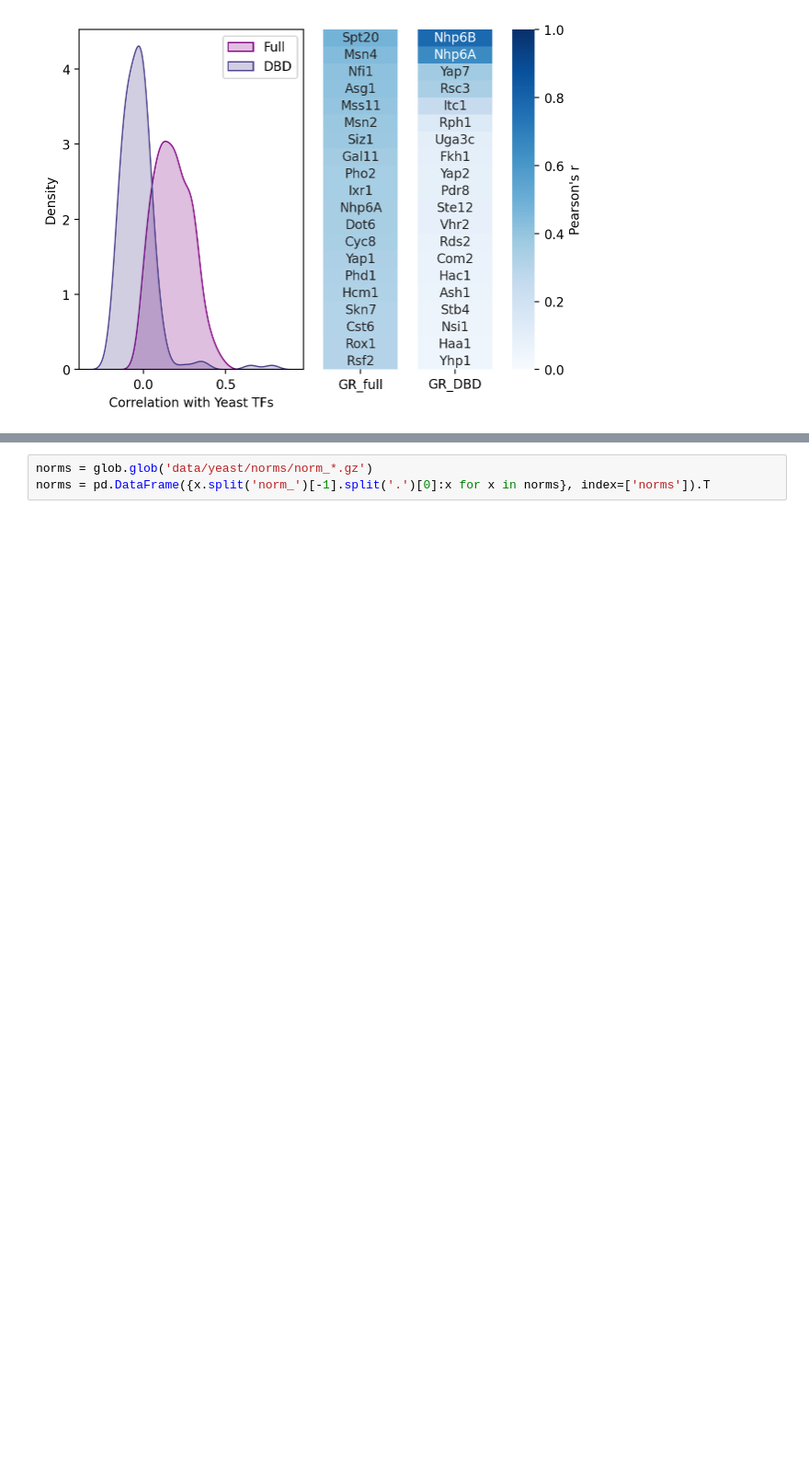
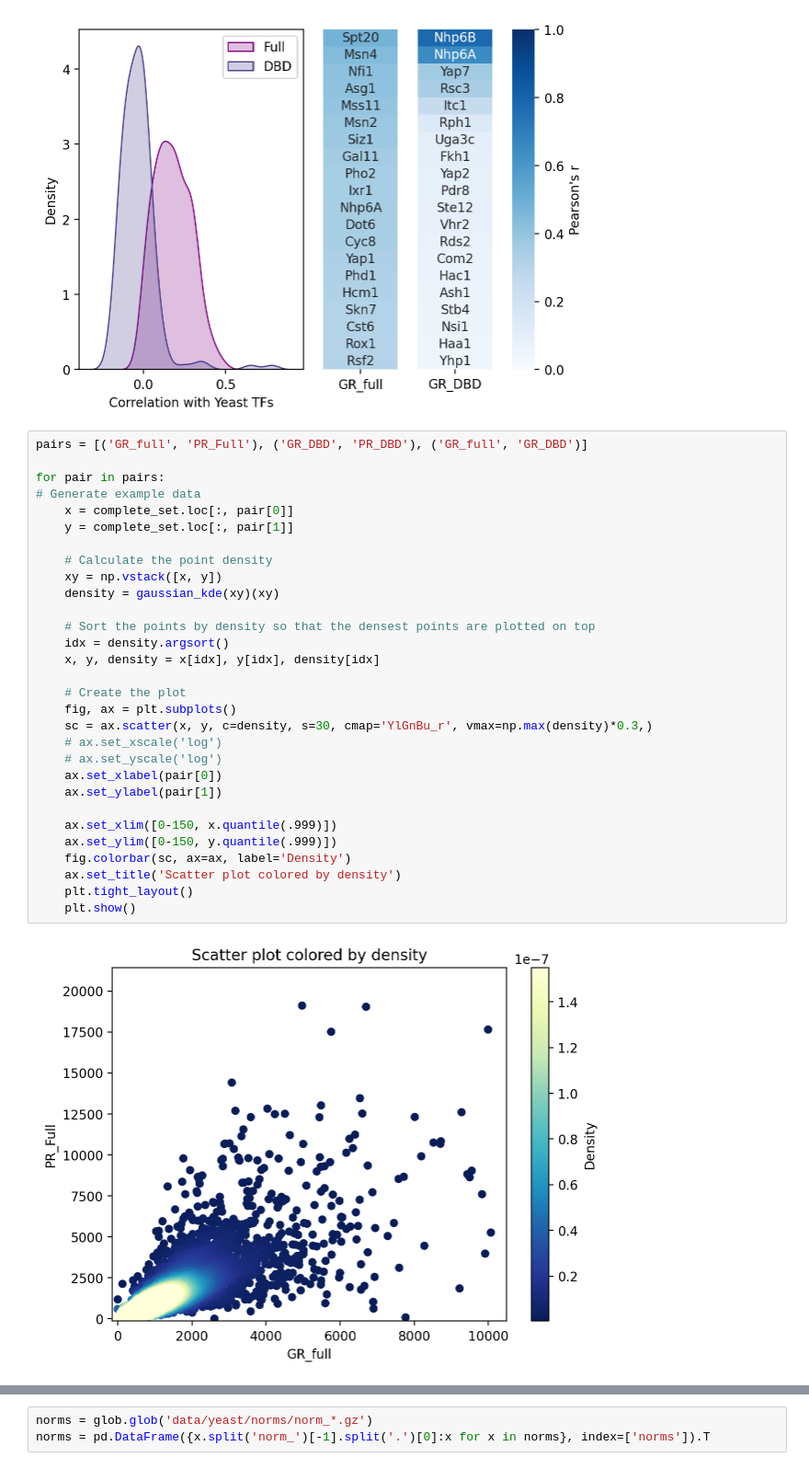
Before and after one commit to vmindel/ZigShoMinMan_2025, a Jupyter notebook: Fig7_S11.ipynb, the cells around one changed output, grey strips where cells are left out. Shown at 92% size. Drawn from its saved outputs; the diff is of its cells as text; blank space fills up the shorter version.

```diff
--- a/Fig7_S11.ipynb
+++ b/Fig7_S11.ipynb
@@ -272,3 +274,35 @@ sns.heatmap(dtop, ax=ax2, yticklabels=False, cbar_ax=ax3, vmin=0, vmax=1,annot=n
 fig.savefig('figures/Fig7/7G.pdf')
 # %% [output]
 [figure]
+# %%
+pairs = [('GR_full', 'PR_Full'), ('GR_DBD', 'PR_DBD'), ('GR_full', 'GR_DBD')]
+
+for pair in pairs:
+# Generate example data
+    x = complete_set.loc[:, pair[0]]
+    y = complete_set.loc[:, pair[1]]
+
+    # Calculate the point density
+    xy = np.vstack([x, y])
+    density = gaussian_kde(xy)(xy)
+
+    # Sort the points by density so that the densest points are plotted on top
+    idx = density.argsort()
+    x, y, density = x[idx], y[idx], density[idx]
+
+    # Create the plot
+    fig, ax = plt.subplots()
+    sc = ax.scatter(x, y, c=density, s=30, cmap='YlGnBu_r', vmax=np.max(density)*0.3,)
+    # ax.set_xscale('log')
+    # ax.set_yscale('log')
+    ax.set_xlabel(pair[0])
+    ax.set_ylabel(pair[1])
+
+    ax.set_xlim([0-150, x.quantile(.999)])
+    ax.set_ylim([0-150, y.quantile(.999)])
+    fig.colorbar(sc, ax=ax, label='Density')
+    ax.set_title('Scatter plot colored by density')
+    plt.tight_layout()
+    plt.show()
+# %% [output]
+[figure, added]
```
Also changed, not shown: parts of 3 cells of this notebook, 5 other files.
